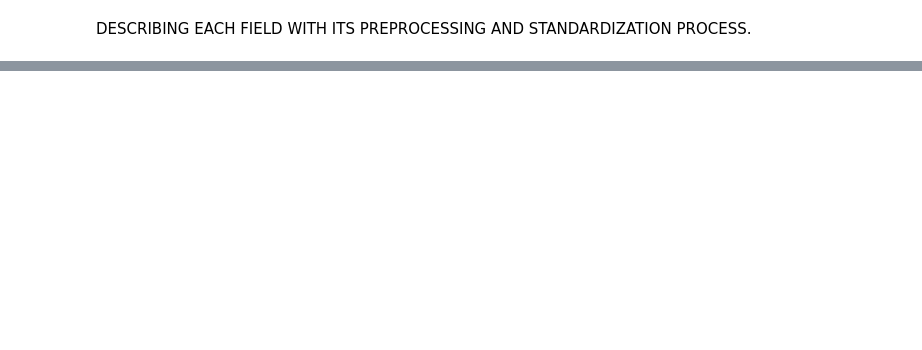
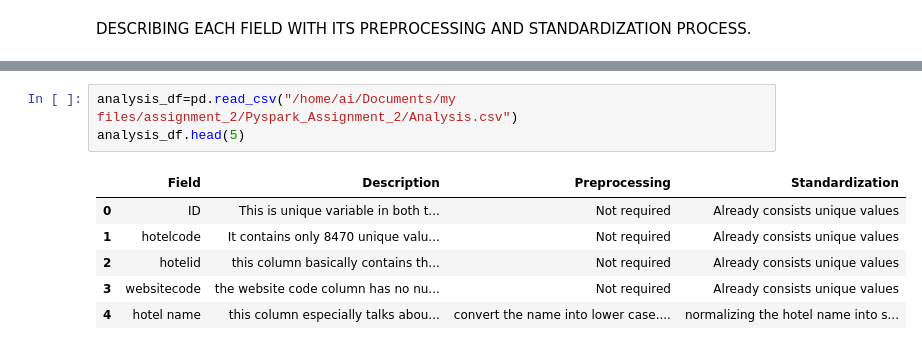
Before and after one commit to Roja-kumar-25/Pyspark_Assignment_2, a Jupyter notebook: Hotel_assignment_2.ipynb, the cells around one changed output, grey strips where cells are left out. Drawn from its saved outputs; the diff is of its cells as text; blank space fills up the shorter version.

```diff
--- a/Hotel_assignment_2.ipynb
+++ b/Hotel_assignment_2.ipynb
@@ -417,0 +268,10 @@ ALL THE CATEGORICAL COLUMN HAS TO BE ENCODED.
+# %%
+analysis_df=pd.read_csv("/home/ai/Documents/my files/assignment_2/Pyspark_Assignment_2/Analysis.csv")
+analysis_df.head(5)
+# %% [output]
+|  | Field | Description | Preprocessing | Standardization |
+| 0 | ID | This is unique variable in both t... | Not required | Already consists unique values |
+| 1 | hotelcode | It contains only 8470 unique valu... | Not required | Already consists unique values |
+| 2 | hotelid | this column basically contains th... | Not required | Already consists unique values |
+| 3 | websitecode | the website code column has no nu... | Not required | Already consists unique values |
+| 4 | hotel name | this column especially talks abou... | convert the name into lower case.... | normalizing the hotel name into s... |
```
Also changed, not shown: parts of 32 cells of this notebook, 2 other files.
